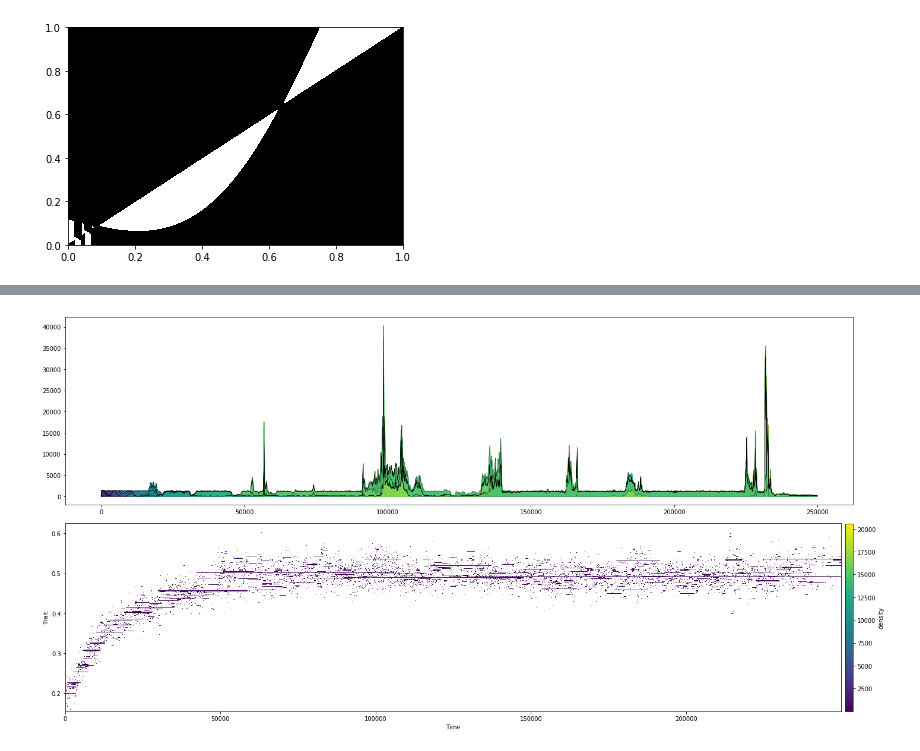
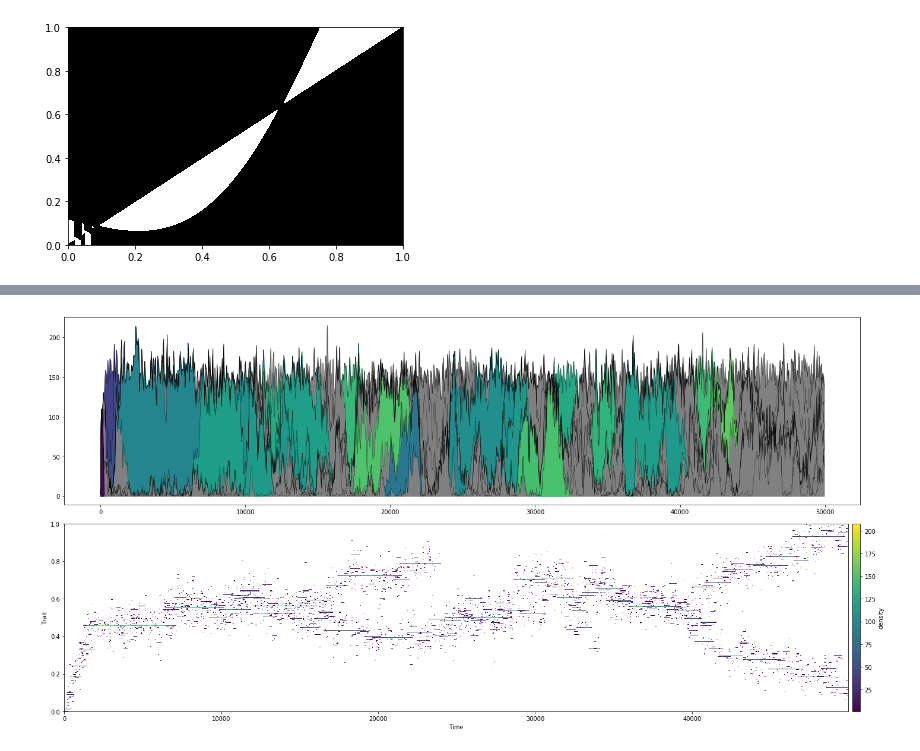
Before and after one commit to baptelie/DYAD_proj, a Jupyter notebook: project1.1.ipynb, the cells around one changed output, grey strips where cells are left out. Saved outputs shown, nothing was run; the diff lists cells and outputs as text; code cells hidden in the pictures.

```diff
--- a/project1.1.ipynb
+++ b/project1.1.ipynb
@@ -350,15 +350,15 @@ def claessen2007(ulist, nlist, a1, a2, b1,b2, d1, d2, K1, K2,mu,V, pF1, pF2,pN,K
     density = nlist / V
     A1 = lambda u: a1 + u*b1
     A2 = lambda u: a2 + u*b2
-    F1 = (d1*K1)/(np.sum([A1(u)*u*N for u,N in zip(ulist,density)]) + d1 + np.sum([pF1*u*pN*N**k/(Km**k + N**k) for u,N in zip(ulist,density)]))
-    F2 = (d2*K2)/(np.sum([A2(u)*(1-u)*N for u,N in zip(ulist,density)])  + d2+ np.sum([pF2*u*pN*N**k/(Km**k + N**k) for u,N in zip(ulist,density)]))
-    bet = lambda u: (F1 * A1(u) * u) + (F2 * A2(u) * (1-u))- np.sum([pN*u*(N**k/(Km**k + N**k)) for u,N in zip(ulist,density)])  - mu
+    F1 = (d1*K1)/(np.sum([A1(u)*u*N for u,N in zip(ulist,density)]) + d1 + np.sum([pF1*u*(np.sum([N for u,N in zip(ulist,density)]))**k/(Km**k + (np.sum([N for u,N in zip(ulist,density)]))**k) for u,N in zip(ulist,density)]))
+    F2 = (d2*K2)/(np.sum([A2(u)*(1-u)*N for u,N in zip(ulist,density)])  + d2+ np.sum([pF1*u*(np.sum([N for u,N in zip(ulist,density)]))**k/(Km**k + (np.sum([N for u,N in zip(ulist,density)]))**k) for u,N in zip(ulist,density)]))
+    bet = lambda u: (F1 * A1(u) * u) + (F2 * A2(u) * (1-u))- np.sum([u*pN*(np.sum([N for u,N in zip(ulist,density)]))**k/(Km**k + (np.sum([N for u,N in zip(ulist,density)]))**k) for u,N in zip(ulist,density)])  - mu
     return np.array([bet(u) for u in ulist])
 
 def estimate_nstar( a1, a2, b1,b2, d1, d2, K1, K2,mu,**kwrag):
     return (d1*K1+d2*K2)/mu
 
-p_common = {"b2":0, 'd1':1,'d2':1,'K1':1,'K2':1,'mu':0.1,'V':100, 'pF1':0, 'pF2':0,'pN':0.1,'Km':5,'k':2}
+p_common = {"b2":0, 'd1':0.1,'d2':0.1,'K1':1,'K2':1,'mu':0.1,'V':100, 'pF1':0.1, 'pF2':0,'pN':0,'Km':10,'k':0}
 p_neutral = {"a1": 1, "b1": 0, "a2":1, **p_common}
 p_strong = {"a1": 1, "b1": 1, "a2":2, **p_common}
 p_weak = {"a1": 2, "b1": -1, "a2":1, **p_common}
@@ -400,18 +400,18 @@ def plot_stack(traj, ptraj, tlist, ax=None, lw=0.3, color_over=100):
         ax.plot(tlist, y2, color='k', lw=lw)
 # %%
 M = 10
-traj, ptraj, tlist = discrete_bdm_process(T=250000,
-                                           steps=20000,
+traj, ptraj, tlist = discrete_bdm_process(T=50000,
+                                           steps=10000,
                                            skip=10,
-                                           state=np.array([estimate_nstar(**p_neutral)]+[0]*M,dtype=int),
-                                           phenotypes=np.array([0.2]*(M+1)),
+                                           state=np.array([estimate_nstar(**p_strong)]+[0]*M,dtype=int),
+                                           phenotypes=np.array([0.01]*(M+1)),
                                            mutation_rate=0.1,
-                                           mutation_effect=0.02,
-                                           get_rates=partial(claessen2007, **p_neutral))
+                                           mutation_effect=0.05,
+                                           get_rates=partial(claessen2007, **p_strong))
 fig, (ax1,ax2) = plt.subplots(2, 1, figsize=(20,10))
 plot_stack(traj,ptraj, tlist,ax=ax1)
 plot_density(traj, ptraj, tlist,ax=ax2)
 plt.tight_layout()
 plt.savefig('trajectory.png',bbox_inches='tight')
 # %% [output]
-[figure, old version]
+[figure, new version]
```
Also changed, not shown: parts of 2 cells of this notebook.
